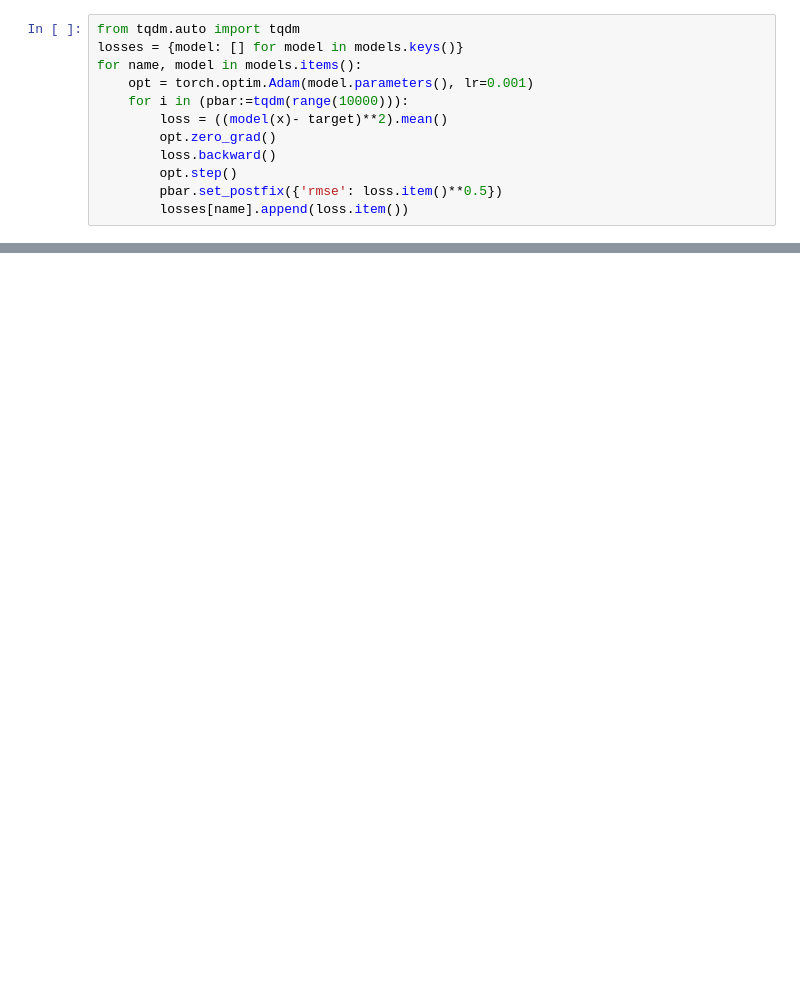
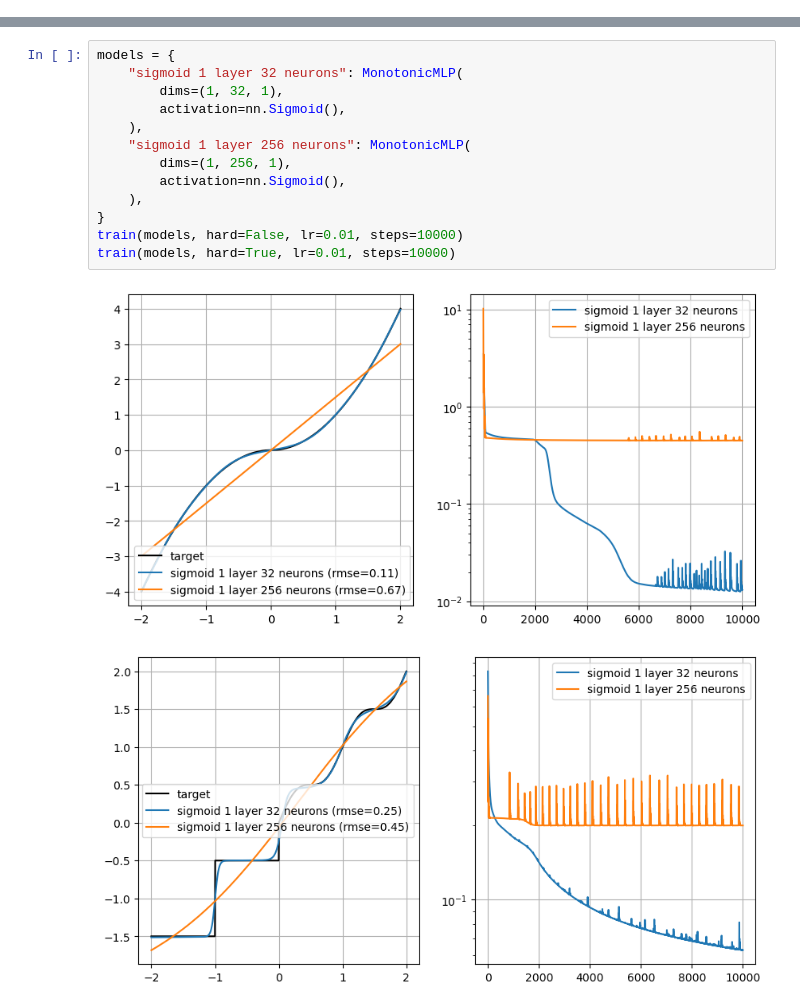
Before and after one commit to davidesartor/inverseCDF, a Jupyter notebook: monotone.ipynb, the cells around one changed output, grey strips where cells are left out. Saved outputs shown, nothing was run; the diff lists cells and outputs as text; blank space fills up the shorter version.

```diff
--- a/monotone.ipynb
+++ b/monotone.ipynb
@@ -105,13 +8 @@ plt.show()
-# %%
-from tqdm.auto import tqdm
-losses = {model: [] for model in models.keys()}
-for name, model in models.items():
-    opt = torch.optim.Adam(model.parameters(), lr=0.001)
-    for i in (pbar:=tqdm(range(10000))):
-        loss = ((model(x)- target)**2).mean()
-        opt.zero_grad()
-        loss.backward()
-        opt.step()
-        pbar.set_postfix({'rmse': loss.item()**0.5})
-        losses[name].append(loss.item())
 # %%
@@ -133,0 +93,16 @@ plt.show()
+# %%
+models = {
+    "sigmoid 1 layer 32 neurons": MonotonicMLP(
+        dims=(1, 32, 1),
+        activation=nn.Sigmoid(),
+    ),
+    "sigmoid 1 layer 256 neurons": MonotonicMLP(
+        dims=(1, 256, 1),
+        activation=nn.Sigmoid(),
+    ),
+}
+train(models, hard=False, lr=0.01, steps=10000)
+train(models, hard=True, lr=0.01, steps=10000)
+# %% [output]
+[figure, added]
+[figure, added]
```
Also changed, not shown: parts of 15 cells of this notebook, 3 other files.
